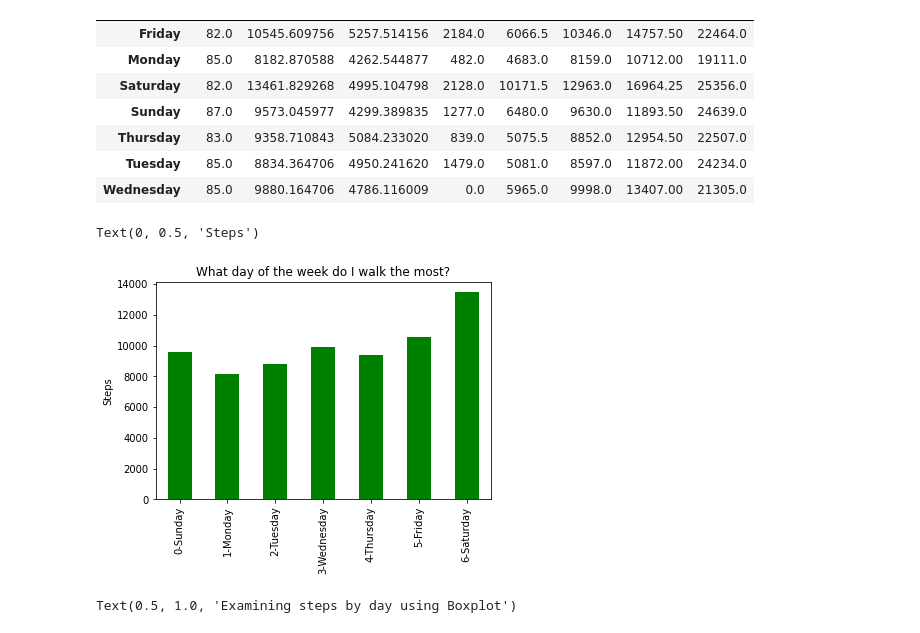
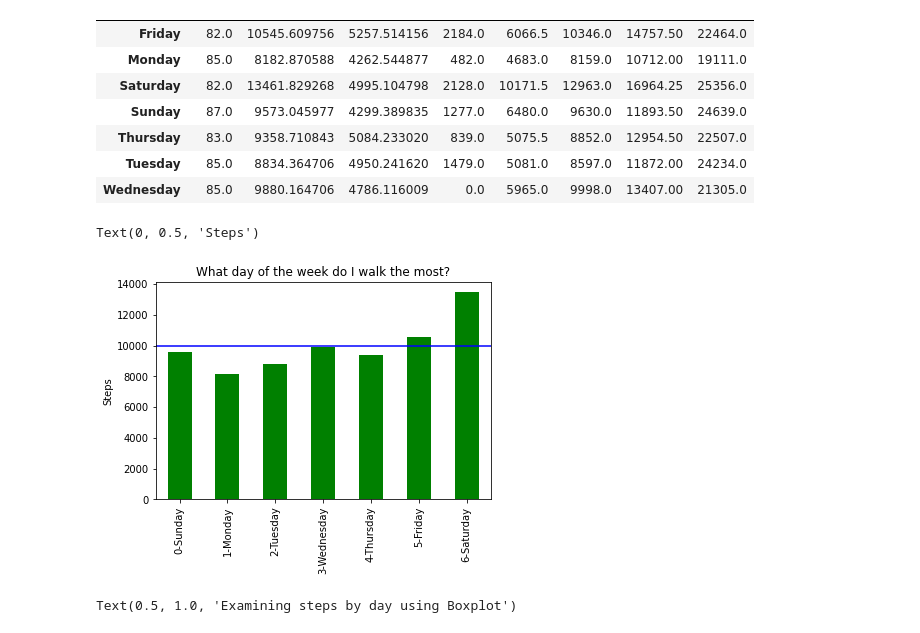
Before and after one commit to noahmelngailis/time_series_steps_project, a Jupyter notebook: time_series_mvp.ipynb, the cells around one changed output. Cells and saved outputs as stored; diff of their text form; code cells hidden in the pictures.

```diff
--- a/time_series_mvp.ipynb
+++ b/time_series_mvp.ipynb
@@ -285,11 +285,12 @@ df.groupby('weekday').steps.describe()
 # %%
 df.groupby('day_of_the_week').steps.mean().plot.bar(color="green")
 plt.title("What day of the week do I walk the most?")
 plt.xlabel("")
+plt.axhline(y=df.steps.mean(), color='b', linestyle='-')
 plt.ylabel("Steps")
 # %% [output]
 Text(0, 0.5, 'Steps')
-[figure, old version]
+[figure, new version]
 # %%
 sns.boxplot(x='day_of_the_week', y='steps', data=df)
 plt.xticks(rotation=45)
```
